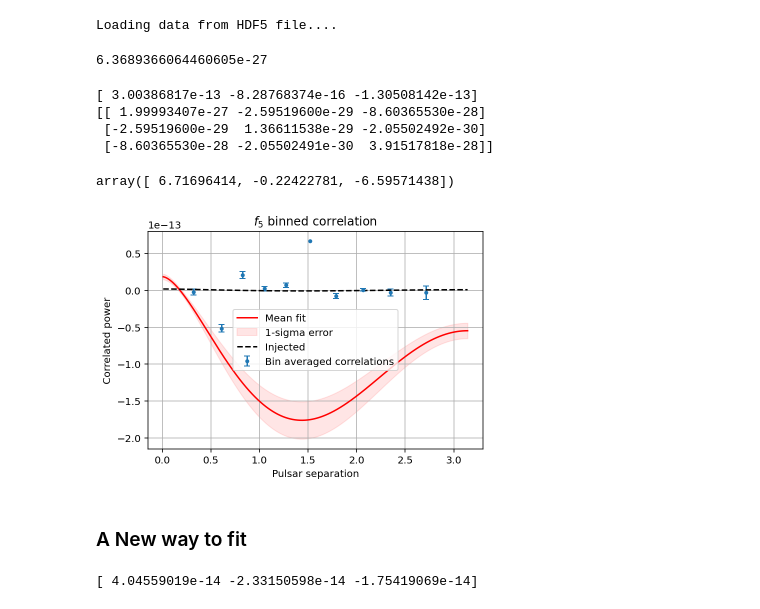
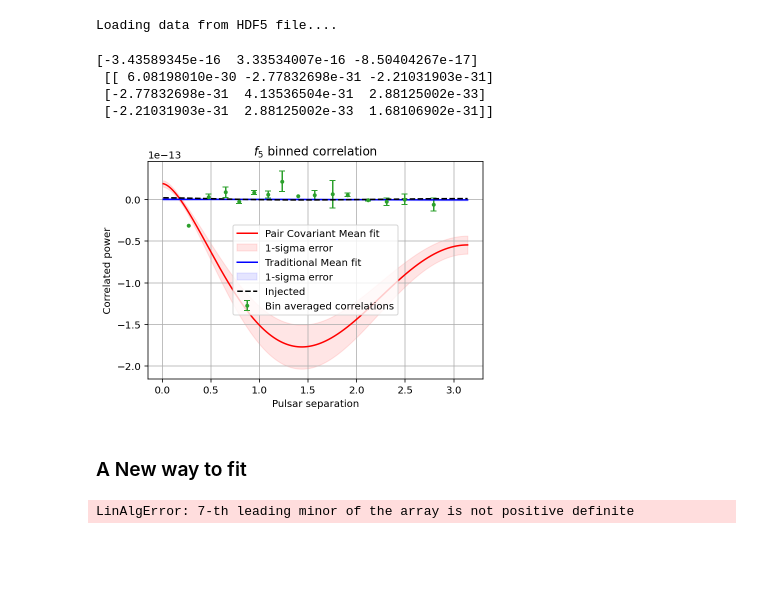
Before and after one commit to GersbachKa/defiant, a Jupyter notebook: notebooks/fixing_numerical_instability.ipynb, the cells around one changed output. Cells and saved outputs as stored; diff of their text form; code cells hidden in the pictures; blank space fills up the shorter version.

```diff
--- a/notebooks/fixing_numerical_instability.ipynb
+++ b/notebooks/fixing_numerical_instability.ipynb
@@ -69,20 +71,24 @@ Loading data from HDF5 file....
 OS_obj.set_orf(['hd','dipole','monopole'])
 xi,rhok,sigk,Ck,Sk,Sks = OS_obj.compute_PFOS(params=inj_params,pair_covariance=True,narrowband=False)
 fgw = OS_obj.freqs
+
+_,_,_,_,tr_Sk,tr_Sks = OS_obj.compute_PFOS(params=inj_params,pair_covariance=False,narrowband=False)
+fgw = OS_obj.freqs
 # %%
 xi_range = np.linspace(0.01,np.pi,1000)
 hd_mod = utils.orf_xi(xi_range,'hd')
 inj_pl = powerlaw(fgw,inj_params['gw_log10_A'],gamma=13./3.,components=1)
 # %%
 problem_freq = 4
+sig_ab = sigk[problem_freq]
 ORF = OS_obj.orf_design_matrix
 data = rhok[problem_freq]
 cov = Ck[problem_freq]
 
 xiBin,rhoBin,sigBin = utils.binned_pair_correlations(xi,rhok[problem_freq],
                                                      Ck[problem_freq],
-                                                     bins=10,orf='hd')
+                                                     bins=15,orf='hd')
+
+# non-PC solution
+tr_A2 = tr_Sk[problem_freq]
+tr_A2s = tr_Sks[problem_freq]
-# %%
-np.median(cov[0,0])
-# %% [output]
-6.3689366064460605e-27
@@ -92,43 +95,46 @@ a2s = a2s/1e30
-# %%
-print(a2)
-print(a2s)
-# %% [output]
-[ 3.00386817e-13 -8.28768374e-16 -1.30508142e-13]
-[[ 1.99993407e-27 -2.59519600e-29 -8.60365530e-28]
- [-2.59519600e-29  1.36611538e-29 -2.05502492e-30]
- [-8.60365530e-28 -2.05502491e-30  3.91517818e-28]]
-# %%
-a2/np.sqrt(np.diag(a2s))
-# %% [output]
-array([ 6.71696414, -0.22422781, -6.59571438])
+# %%
+print(tr_A2,'\n',tr_A2s)
+# %% [output]
+[-3.43589345e-16  3.33534007e-16 -8.50404267e-17]
+ [[ 6.08198010e-30 -2.77832698e-31 -2.21031903e-31]
+ [-2.77832698e-31  4.13536504e-31  2.88125002e-33]
+ [-2.21031903e-31  2.88125002e-33  1.68106902e-31]]
 # %%
 plt.title(f'$f_{problem_freq+1}$ binned correlation')
 
-plt.errorbar(xiBin,rhoBin,sigBin,fmt='.',capsize=3,label='Bin averaged correlations')
-#clipped = utils.clip_covariance(cov,1e-32)
-mean,mean_sig = utils.calculate_mean_sigma_for_MCOS(xi_range,a2,a2s,['hd','dipole','monopole'])
-plt.plot(xi_range,mean,'-r',label='Mean fit')
+plt.errorbar(xiBin,rhoBin,sigBin,fmt='.C2',capsize=3,label='Bin averaged correlations')
+
+mean,mean_sig = utils.calculate_mean_sigma_for_MCOS(xi_range,Sk[problem_freq],Sks[problem_freq],['hd','dipole','monopole'])
+plt.plot(xi_range,mean,'-r',label='Pair Covariant Mean fit')
 plt.fill_between(xi_range,(mean-mean_sig), (mean+mean_sig),color='r',alpha=0.1,label='1-sigma error')
+
+mean,mean_sig = utils.calculate_mean_sigma_for_MCOS(xi_range,tr_A2,tr_A2s,['hd','dipole','monopole'])
+plt.plot(xi_range,mean,'-b',label='Traditional Mean fit')
+plt.fill_between(xi_range,(mean-mean_sig), (mean+mean_sig),color='b',alpha=0.1,label='1-sigma error')
+
 
 plt.plot(xi_range,inj_pl[problem_freq]*hd_mod,'--k',label='Injected')
 
 plt.xlabel('Pulsar separation')
 plt.ylabel('Correlated power')
 plt.grid()
 plt.legend()
 plt.show()
 # %% [output]
-[figure, old version]
+[figure, new version]
 # %% [markdown]
 ### A New way to fit
-# %%
-from scipy.linalg import cho_factor,cho_solve
-
-cholesky = cho_factor(cov)
-fisher = cho_factor( ORF.T @ cho_solve(cholesky,ORF) )
-
-dirtymap = ORF.T @ cho_solve(cholesky,data)
-
-print(cho_solve(fisher,dirtymap))
-# %% [output]
-[ 4.04559019e-14 -2.33150598e-14 -1.75419069e-14]
+# %%
+cho_fac = sl.cho_factor(cov)
+
+fisher_inv = ORF.T @ sl.cho_solve(cho_fac,ORF)
+
+dirtymap = ORF.T @ sl.cho_solve(cho_fac,data)
+
+A2 = fisher_inv@dirtymap
+A2s = fisher_inv
+print(A2,'\n',A2s)
+
+print(tr_A2,'\n',tr_A2s)
+# %% [output]
+LinAlgError: 7-th leading minor of the array is not positive definite
```
Also changed, not shown: parts of 5 cells of this notebook, 2 other files.
